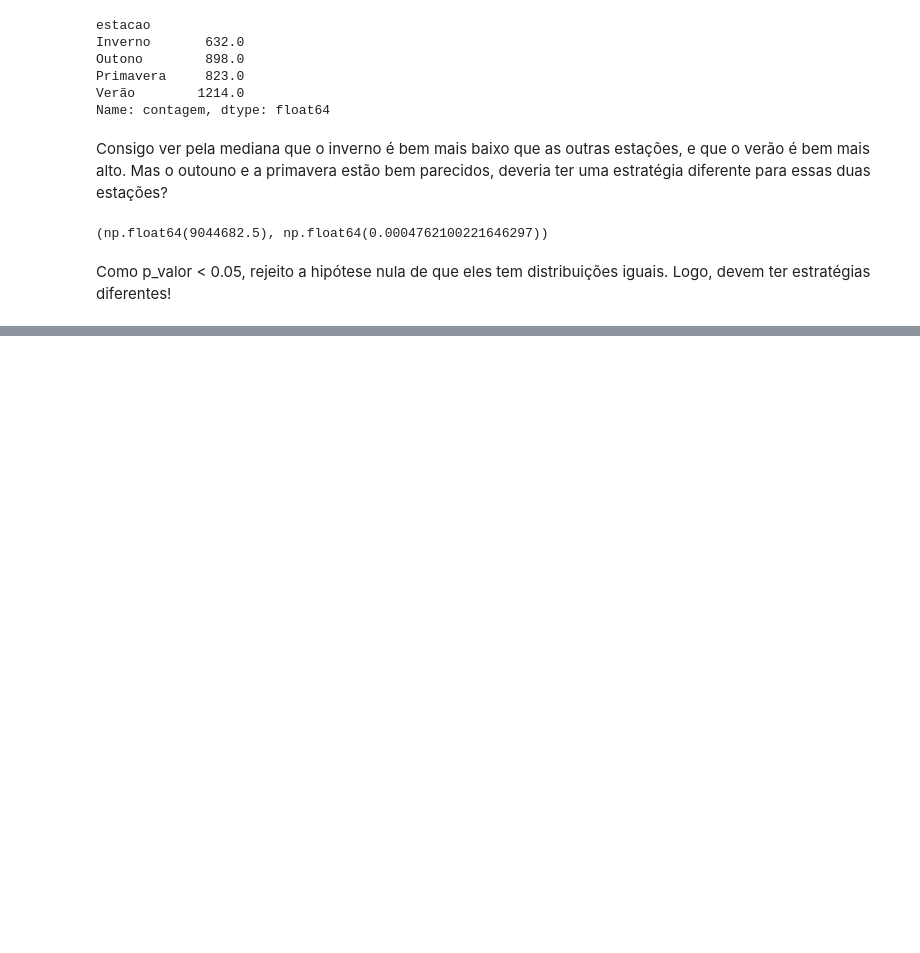
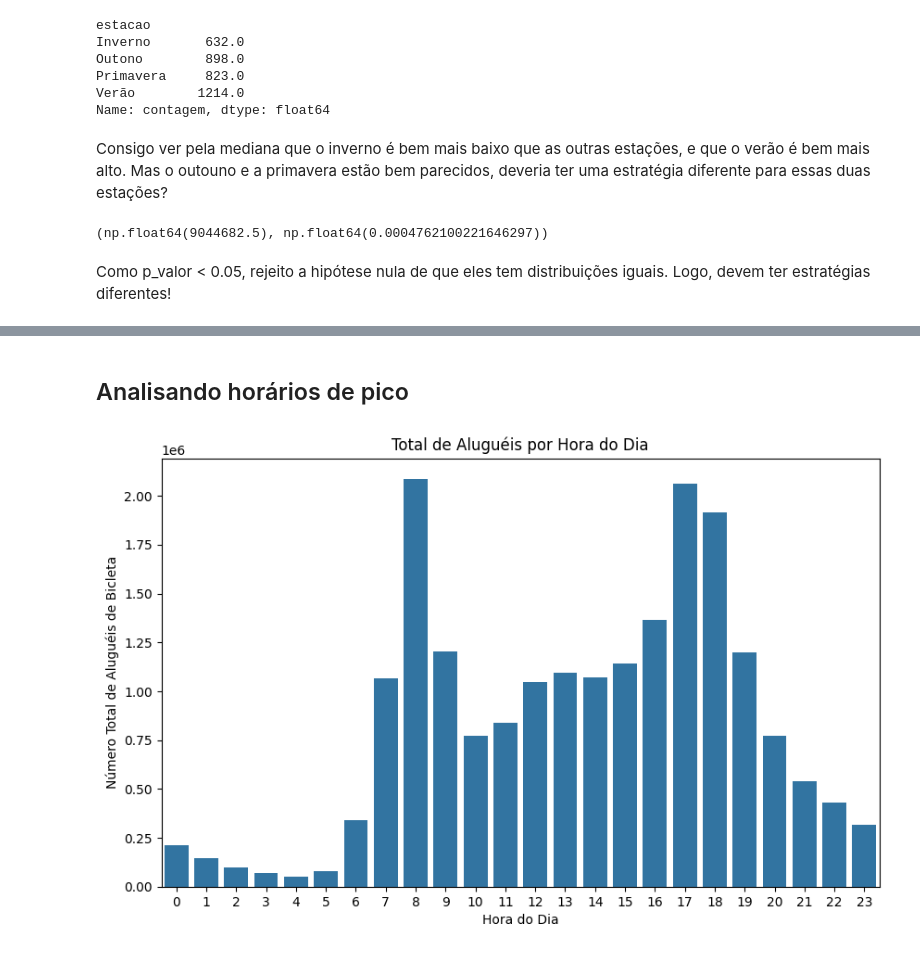
Before and after one commit to lemaldonadogm/Courses, a Jupyter notebook: Séries Temporais/Aula 1 - Analisando e Prevendo Séries Temporais.ipynb, the cells around one changed output, grey strips where cells are left out. Cells and saved outputs as stored; diff of their text form; code cells hidden in the pictures; blank space fills up the shorter version.

Commit message:
analisando as datas

```diff
--- a/Séries Temporais/Aula 1 - Analisando e Prevendo Séries Temporais.ipynb
+++ b/Séries Temporais/Aula 1 - Analisando e Prevendo Séries Temporais.ipynb
@@ -310,0 +315,9 @@ Como p_valor < 0.05, rejeito a hipótese nula de que eles tem distribuições ig
+# %%
+df_data = df_limpo.copy()
+
+df_data['data_hora'] = pd.to_datetime(df_data['data_hora'])
+df_data['mes'] = df_data['data_hora'].dt.month
+df_data['hora'] = df_data['data_hora'].dt.hour
+df_data['data_hora'] = df_data['data_hora'].dt.date
+
+df_data.head()
@@ -310,0 +353,4 @@ Como p_valor < 0.05, rejeito a hipótese nula de que eles tem distribuições ig
+# %%
+df_data['data_hora'] = pd.to_datetime(df_data['data_hora'])
+df_data.rename(columns={'data_hora': 'data'}, inplace=True)
+df_data.head()
@@ -310,0 +386,14 @@ Como p_valor < 0.05, rejeito a hipótese nula de que eles tem distribuições ig
+# %% [markdown]
+## Analisando horários de pico
+# %%
+df_por_hora = df_data.groupby('hora')['contagem'].sum().reset_index()
+# %%
+plt.figure(figsize=(10, 6))
+
+sns.barplot(data=df_por_hora, x='hora', y='contagem')
+plt.title('Total de Aluguéis por Hora do Dia')
+plt.xlabel('Hora do Dia')
+plt.ylabel('Número Total de Aluguéis de Bicleta')
+plt.show()
+# %% [output]
+[figure, added]
```
Also changed, not shown: parts of 13 cells of this notebook.
